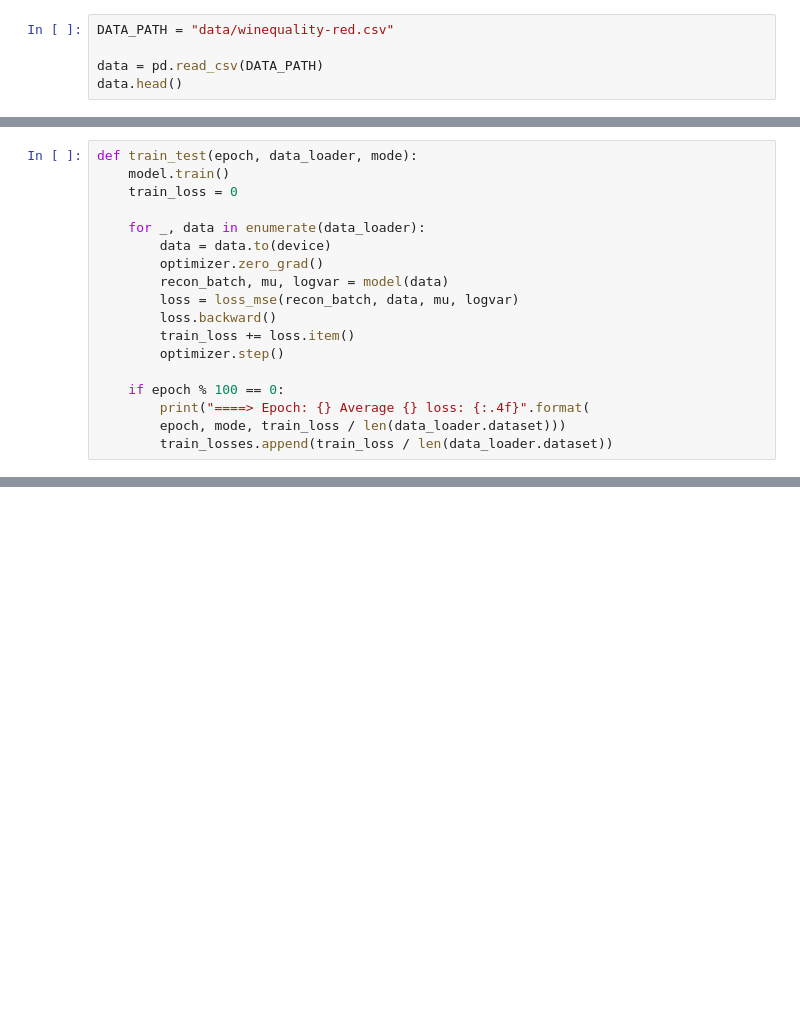
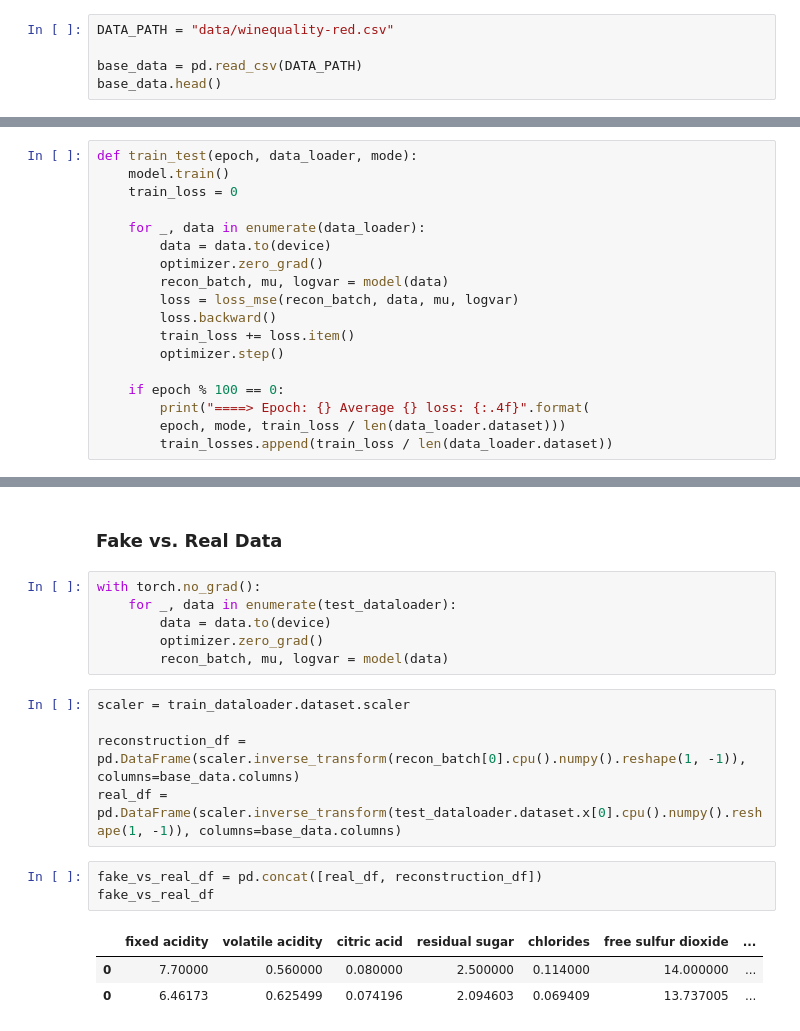
Before and after one commit to olihofmann/cas-aml, a Jupyter notebook: vae-tabular-data/vae.ipynb, the cells around one changed output, grey strips where cells are left out. Drawn from its saved outputs; the diff is of its cells as text; blank space fills up the shorter version.

Commit message:
Real vs. Fake Data

```diff
--- a/vae-tabular-data/vae.ipynb
+++ b/vae-tabular-data/vae.ipynb
@@ -21,8 +22,8 @@ import torch.nn.functional as F
 # %%
 DATA_PATH = "data/winequality-red.csv"
 
-data = pd.read_csv(DATA_PATH)
-data.head()
+base_data = pd.read_csv(DATA_PATH)
+base_data.head()
 # %% [output]
 |  | fixed acidity | volatile acidity | citric acid | residual sugar | chlorides | free sulfur dioxide | ... |
 | 0 | 7.4 | 0.70 | 0.00 | 1.9 | 0.076 | 11.0 | ... |
@@ -287,0 +305,20 @@ IndexError: Replacement index 2 out of range for positional args tuple
+# %% [markdown]
+### Fake vs. Real Data
+# %%
+with torch.no_grad():
+    for _, data in enumerate(test_dataloader):
+        data = data.to(device)
+        optimizer.zero_grad()
+        recon_batch, mu, logvar = model(data)
+# %%
+scaler = train_dataloader.dataset.scaler
+
+reconstruction_df = pd.DataFrame(scaler.inverse_transform(recon_batch[0].cpu().numpy().reshape(1, -1)), columns=base_data.columns)
+real_df = pd.DataFrame(scaler.inverse_transform(test_dataloader.dataset.x[0].cpu().numpy().reshape(1, -1)), columns=base_data.columns)
+# %%
+fake_vs_real_df = pd.concat([real_df, reconstruction_df])
+fake_vs_real_df
+# %% [output]
+|  | fixed acidity | volatile acidity | citric acid | residual sugar | chlorides | free sulfur dioxide | ... |
+| 0 | 7.70000 | 0.560000 | 0.080000 | 2.500000 | 0.114000 | 14.000000 | ... |
+| 0 | 6.46173 | 0.625499 | 0.074196 | 2.094603 | 0.069409 | 13.737005 | ... |
```
Also changed, not shown: parts of 11 cells of this notebook.
